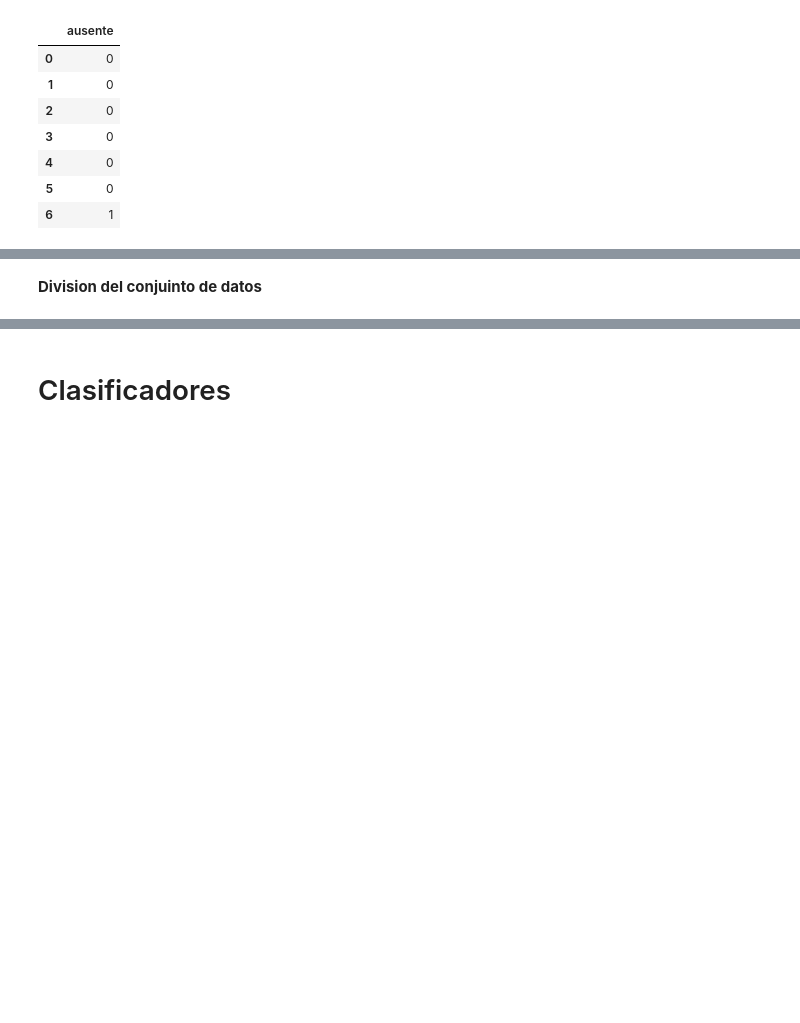
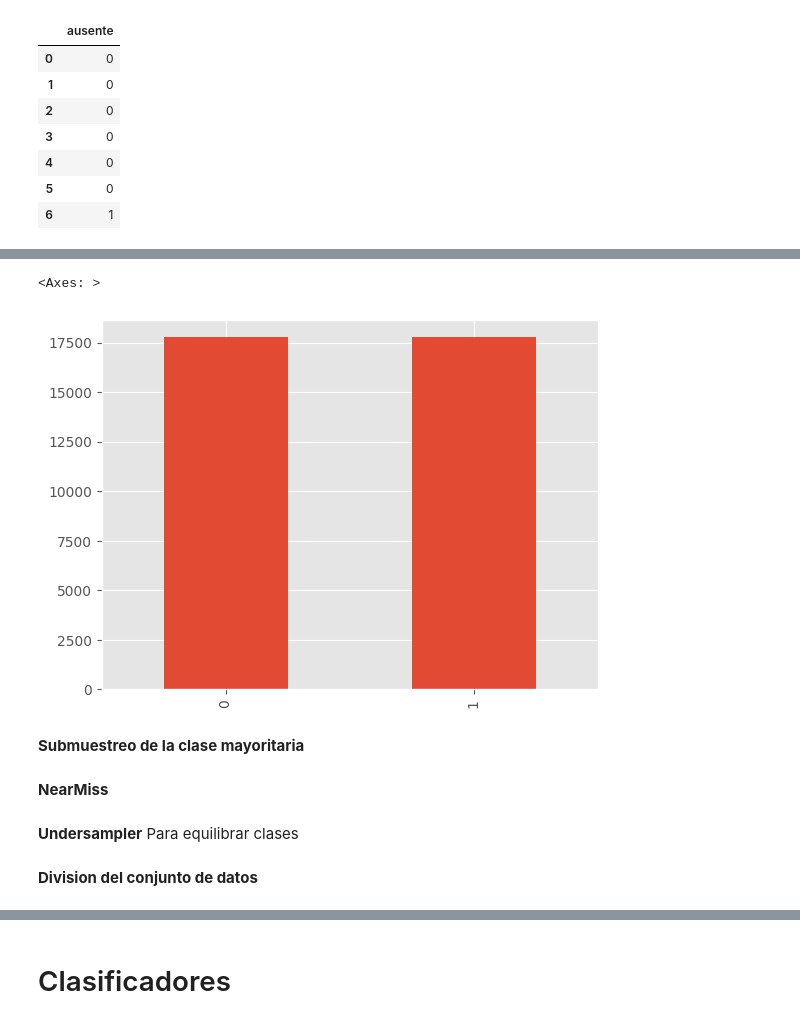
Before and after one commit to LucasMirandaD/Gestion-de-Datos, a Jupyter notebook: LM_Competencia_Ausentismo.ipynb, the cells around one changed output, grey strips where cells are left out. Saved outputs shown, nothing was run; the diff lists cells and outputs as text; code cells hidden in the pictures; blank space fills up the shorter version.

```diff
--- a/LM_Competencia_Ausentismo.ipynb
+++ b/LM_Competencia_Ausentismo.ipynb
@@ -174,0 +224,11 @@ y.head(7)
+# %%
+# Submuestreo de la clase mayoritaria
+under_sampler = RandomUnderSampler(random_state=80)
+X_under, y_under = under_sampler.fit_resample(datos.drop('ausente', axis=1), datos['ausente'])
+
+# Sobre muestreo de la clase minoritaria utilizando el subconjunto submuestreado
+over_sampler = SMOTE(random_state=80)
+X_balanced, y_balanced = over_sampler.fit_resample(X_under, y_under)
+# %%
+X_balanced = X_balanced.iloc[:,6:14]
+X_balanced.head(5)
@@ -174,0 +242,10 @@ y.head(7)
+# %%
+muestraDat = pd.concat([X_balanced, y_balanced], axis=1)
+muestraDat.ausente.value_counts().plot(kind='bar')
+# %% [output]
+<Axes: >
+[figure, added]
+# %% [markdown]
+**Submuestreo de la clase mayoritaria**
+# %% [markdown]
+**NearMiss**
@@ -174,0 +259,2 @@ y.head(7)
+# %% [markdown]
+**Undersampler** Para equilibrar clases
@@ -175,3 +267,3 @@ y.head(7)
 # %% [markdown]
-**Division del conjuinto de datos**
+**Division del conjunto de datos**
 # %%
```
Also changed, not shown: parts of 67 cells of this notebook.
